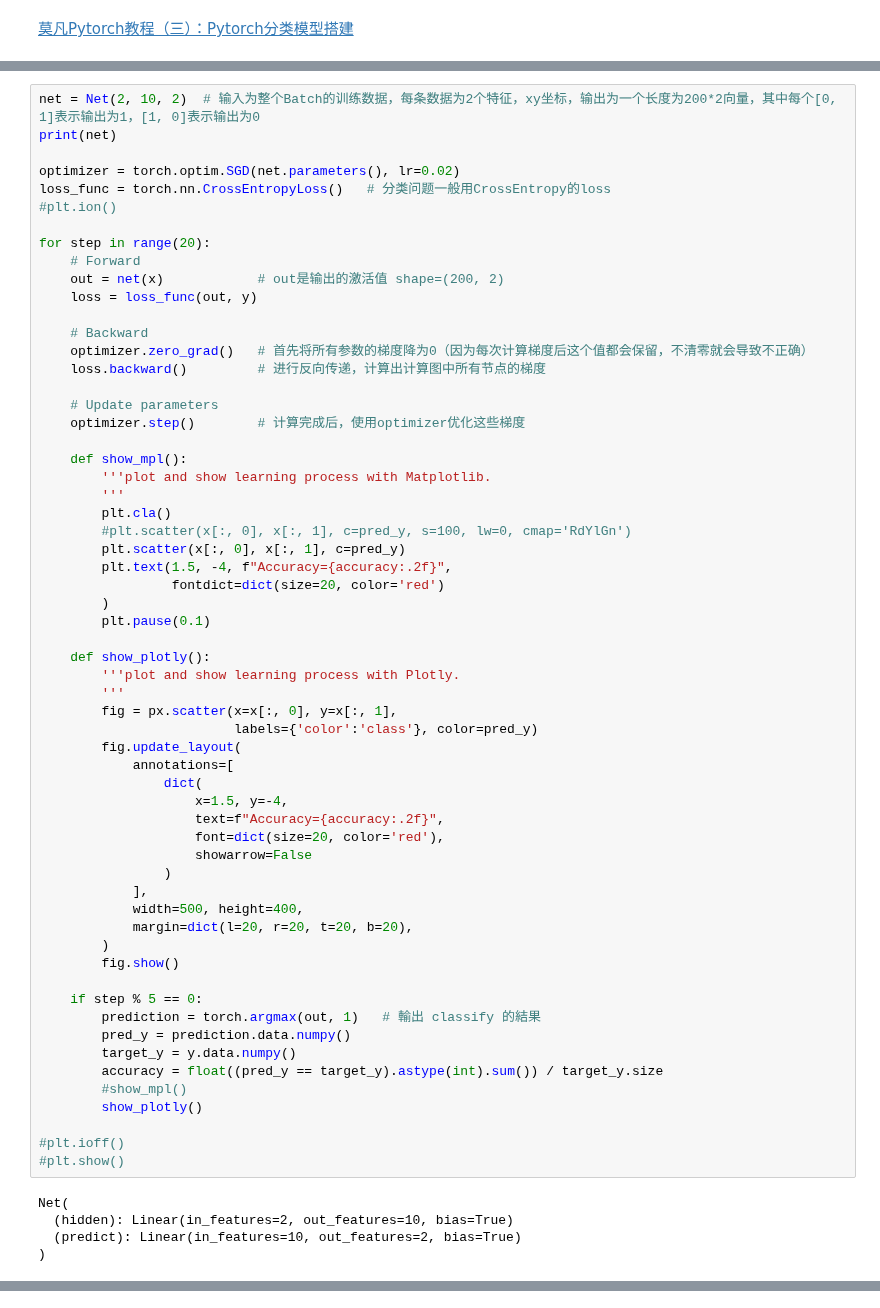
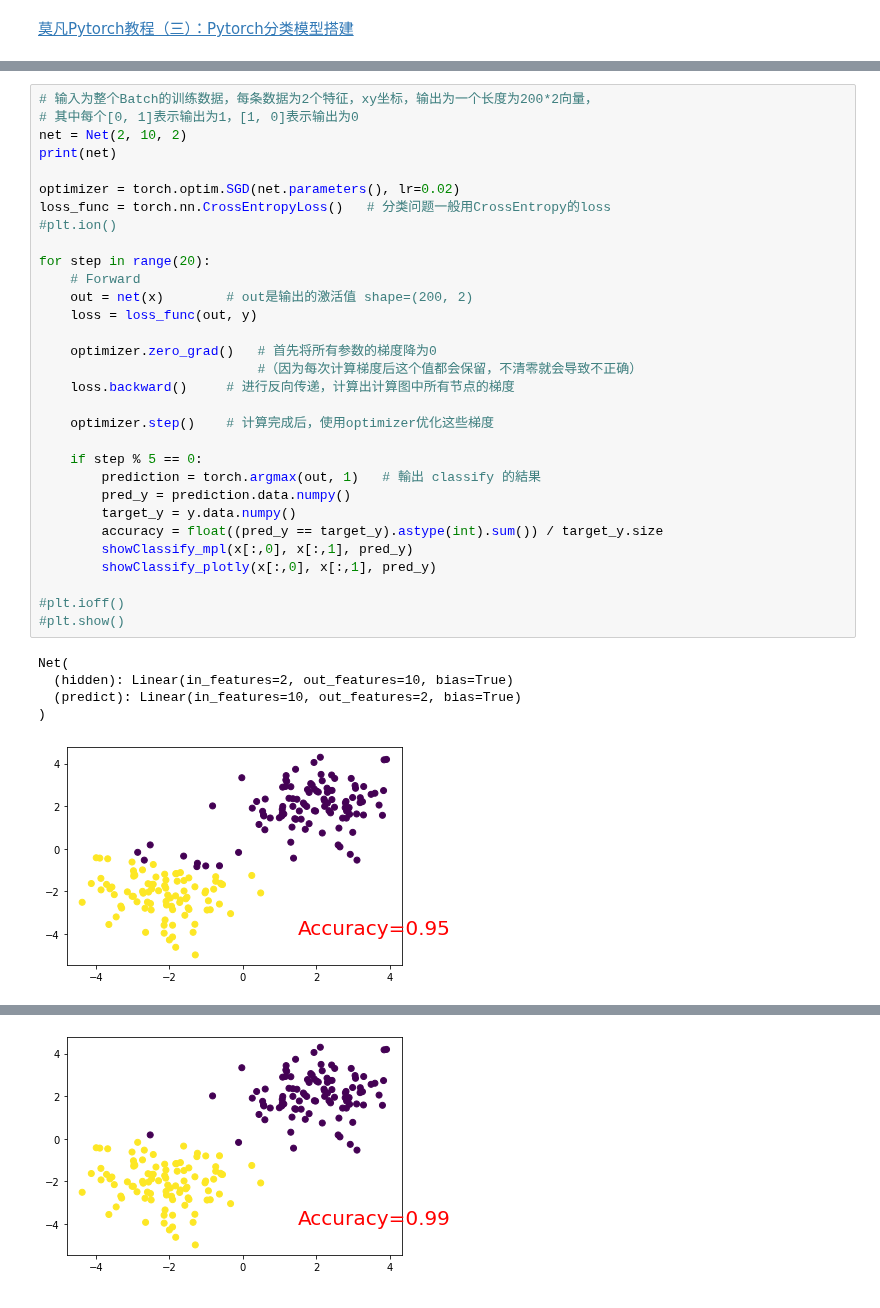
Before and after one commit to yorkjong/colab, a Jupyter notebook: PytorchTutorial3_Classfication.ipynb, the cells around one changed output, grey strips where cells are left out. Cells and saved outputs as stored; diff of their text form.

Commit message:
Extracted showClassify_mpl and showClassify_plotly to a isolated cell

```diff
--- a/PytorchTutorial3_Classfication.ipynb
+++ b/PytorchTutorial3_Classfication.ipynb
@@ -66,67 +96,40 @@ class Net(torch.nn.Module):
 # %%
-net = Net(2, 10, 2)  # 输入为整个Batch的训练数据，每条数据为2个特征，xy坐标，输出为一个长度为200*2向量，其中每个[0, 1]表示输出为1，[1, 0]表示输出为0
+# 输入为整个Batch的训练数据，每条数据为2个特征，xy坐标，输出为一个长度为200*2向量，
+# 其中每个[0, 1]表示输出为1，[1, 0]表示输出为0
+net = Net(2, 10, 2)
 print(net)
 
 optimizer = torch.optim.SGD(net.parameters(), lr=0.02)
 loss_func = torch.nn.CrossEntropyLoss()   # 分类问题一般用CrossEntropy的loss
 #plt.ion()
 
 for step in range(20):
     # Forward
-    out = net(x)            # out是输出的激活值 shape=(200, 2)
+    out = net(x)        # out是输出的激活值 shape=(200, 2)
     loss = loss_func(out, y)
 
-    # Backward
-    optimizer.zero_grad()   # 首先将所有参数的梯度降为0（因为每次计算梯度后这个值都会保留，不清零就会导致不正确）
-    loss.backward()         # 进行反向传递，计算出计算图中所有节点的梯度
+    optimizer.zero_grad()   # 首先将所有参数的梯度降为0
+                            #（因为每次计算梯度后这个值都会保留，不清零就会导致不正确）
+    loss.backward()     # 进行反向传递，计算出计算图中所有节点的梯度
 
-    # Update parameters
-    optimizer.step()        # 计算完成后，使用optimizer优化这些梯度
-
-    def show_mpl():
-        '''plot and show learning process with Matplotlib.
-        '''
-        plt.cla()
-        #plt.scatter(x[:, 0], x[:, 1], c=pred_y, s=100, lw=0, cmap='RdYlGn')
-        plt.scatter(x[:, 0], x[:, 1], c=pred_y)
-        plt.text(1.5, -4, f"Accuracy={accuracy:.2f}",
-                 fontdict=dict(size=20, color='red')
-        )
-        plt.pause(0.1)
-
-    def show_plotly():
-        '''plot and show learning process with Plotly.
-        '''
-        fig = px.scatter(x=x[:, 0], y=x[:, 1],
-                         labels={'color':'class'}, color=pred_y)
-        fig.update_layout(
-            annotations=[
-                dict(
-                    x=1.5, y=-4,
-                    text=f"Accuracy={accuracy:.2f}",
-                    font=dict(size=20, color='red'),
-                    showarrow=False
-                )
-            ],
-            width=500, height=400,
-            margin=dict(l=20, r=20, t=20, b=20),
-        )
-        fig.show()
+    optimizer.step()    # 计算完成后，使用optimizer优化这些梯度
 
     if step % 5 == 0:
         prediction = torch.argmax(out, 1)   # 輸出 classify 的結果
         pred_y = prediction.data.numpy()
         target_y = y.data.numpy()
         accuracy = float((pred_y == target_y).astype(int).sum()) / target_y.size
-        #show_mpl()
-        show_plotly()
+        showClassify_mpl(x[:,0], x[:,1], pred_y)
+        showClassify_plotly(x[:,0], x[:,1], pred_y)
 
 #plt.ioff()
 #plt.show()
 # %% [output]
 Net(
   (hidden): Linear(in_features=2, out_features=10, bias=True)
   (predict): Linear(in_features=10, out_features=2, bias=True)
 )
+[figure, added]
 [interactive output not drawn]
+[figure, added]
 [interactive output not drawn]
```
Also changed, not shown: parts of 5 cells of this notebook.
